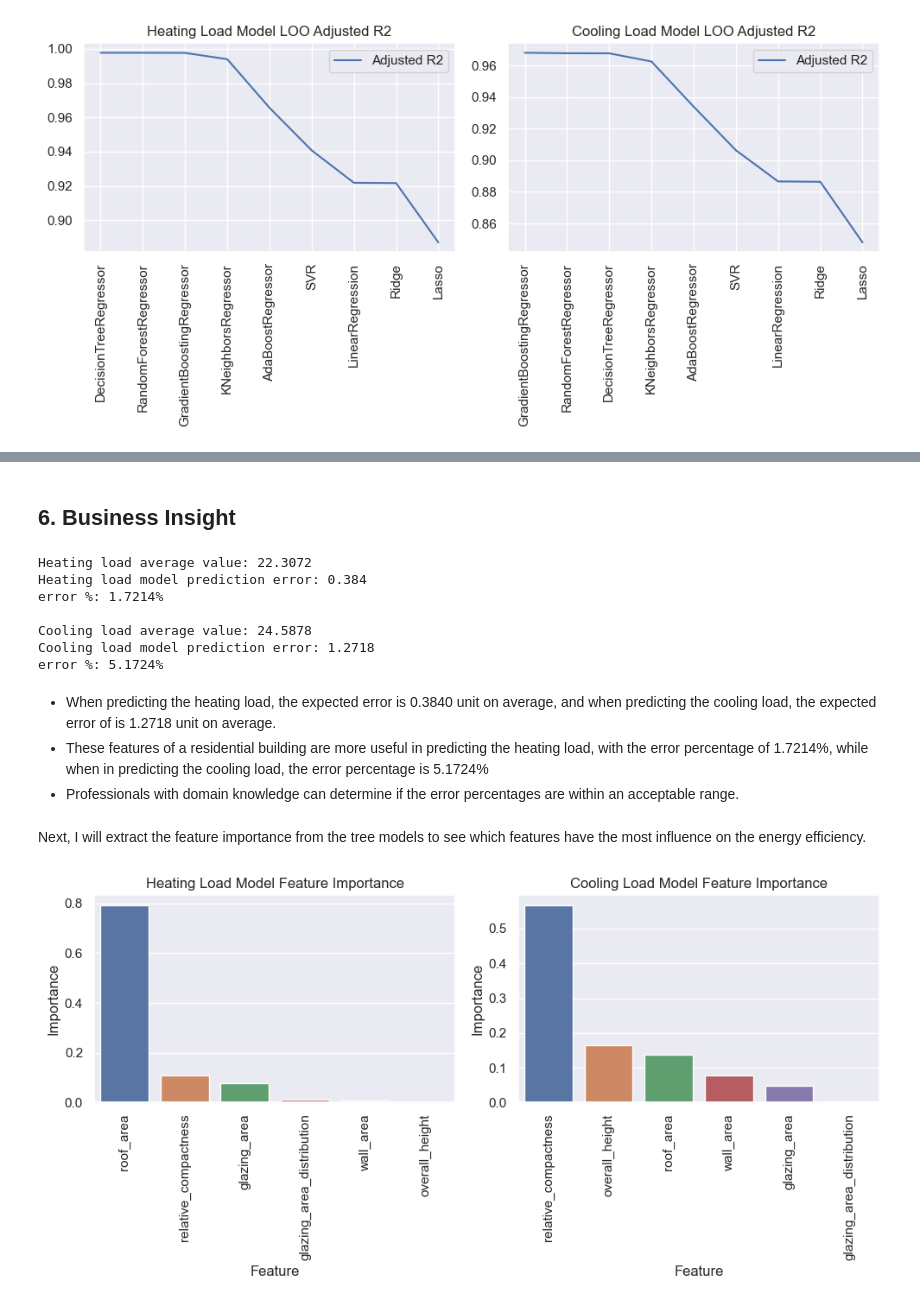
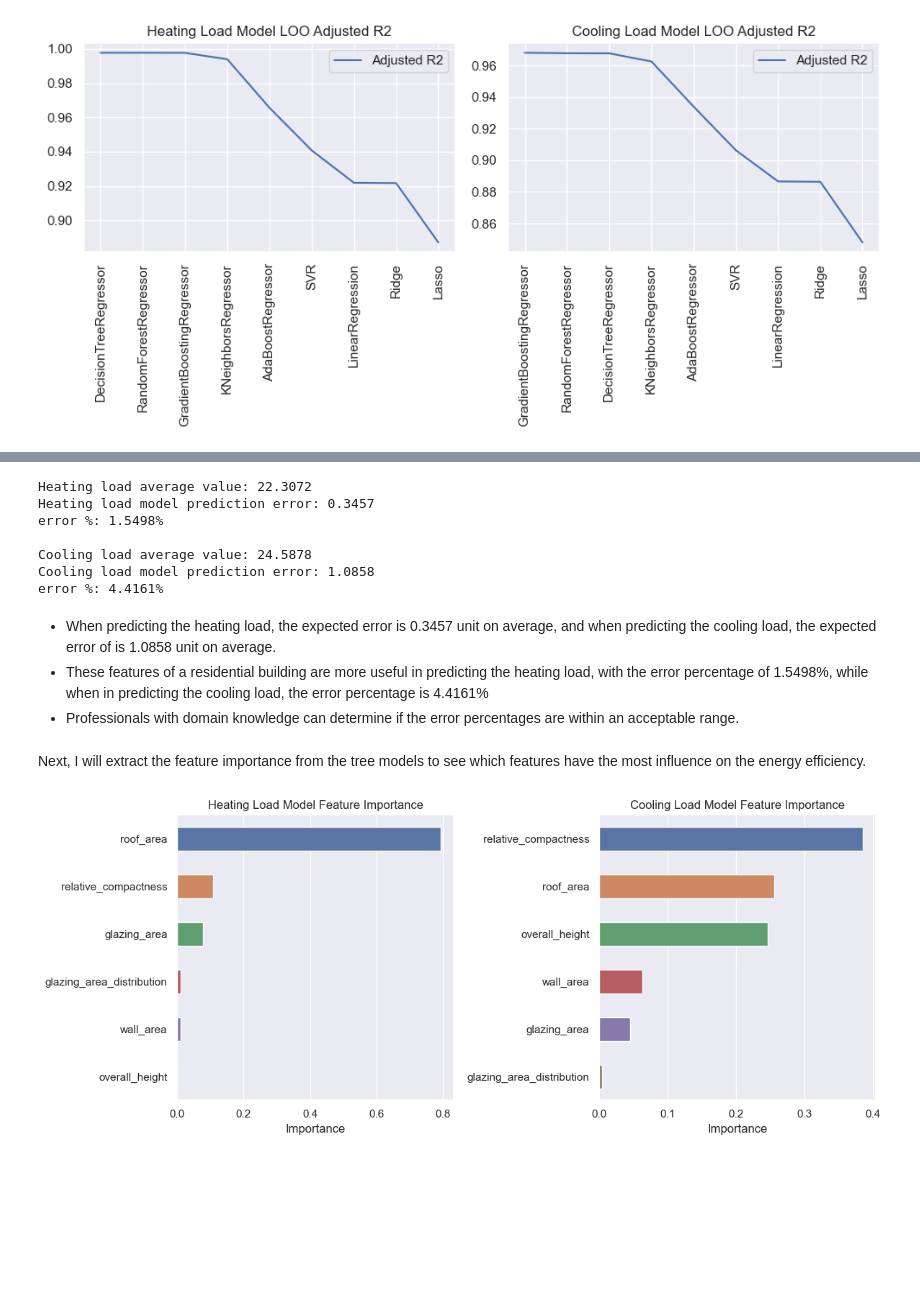
Before and after one commit to JielingChen/building_energy_efficiency_prediction, a Jupyter notebook: Building Energy Efficiency Prediction.ipynb, the cells around one changed output, grey strips where cells are left out. Drawn from its saved outputs; the diff is of its cells as text; code cells hidden in the pictures; blank space fills up the shorter version.

```diff
--- a/Building Energy Efficiency Prediction.ipynb
+++ b/Building Energy Efficiency Prediction.ipynb
@@ -605,31 +489,29 @@ Cooling load model test results:
-# %% [markdown]
-## 6. Business Insight
 # %%
 print(f'Heating load average value: {np.mean(y1).round(4)}')
-print(f'Heating load model prediction error: {df_heating_test.iloc[0, -1].round(4)}')
-print(f'error %: {(df_heating_test.iloc[0, -1]/np.mean(y1)*100).round(4)}%')
+print(f'Heating load model prediction error: {df_loo_heating.iloc[0, -1].round(4)}')
+print(f'error %: {(df_loo_heating.iloc[0, -1]/np.mean(y1)*100).round(4)}%')
 print(' ')
 print(f'Cooling load average value: {np.mean(y2).round(4)}')
-print(f'Cooling load model prediction error: {df_cooling_test.iloc[0, -1].round(4)}')
-print(f'error %: {(df_cooling_test.iloc[0, -1]/np.mean(y2)*100).round(4)}%')
+print(f'Cooling load model prediction error: {df_loo_cooling.iloc[0, -1].round(4)}')
+print(f'error %: {(df_loo_cooling.iloc[0, -1]/np.mean(y2)*100).round(4)}%')
 # %% [output]
 Heating load average value: 22.3072
-Heating load model prediction error: 0.384
-error %: 1.7214%
+Heating load model prediction error: 0.3457
+error %: 1.5498%
 
 Cooling load average value: 24.5878
-Cooling load model prediction error: 1.2718
-error %: 5.1724%
+Cooling load model prediction error: 1.0858
+error %: 4.4161%
 # %% [markdown]
-* When predicting the heating load, the expected error is 0.3840 unit on average, and when predicting the cooling load, the expected error of is 1.2718 unit on average.
-* These features of a residential building are more useful in predicting the heating load, with the error percentage of 1.7214%, while when in predicting the cooling load, the error percentage is 5.1724%
+* When predicting the heating load, the expected error is 0.3457 unit on average, and when predicting the cooling load, the expected error of is 1.0858 unit on average.
+* These features of a residential building are more useful in predicting the heating load, with the error percentage of 1.5498%, while when in predicting the cooling load, the error percentage is 4.4161%
 * Professionals with domain knowledge can determine if the error percentages are within an acceptable range.
 # %% [markdown]
 Next, I will extract the feature importance from the tree models to see which features have the most influence on the energy efficiency.
 # %%
 # fit the models using the whole dataset
-dt_heating = DecisionTreeRegressor(random_state=seed).fit(X, y1)
-rf_cooling = RandomForestRegressor(random_state=seed).fit(X, y2)
+dt_heating = DecisionTreeRegressor(random_state=seed).fit(X_scaled, y1)
+rf_cooling = GradientBoostingRegressor(random_state=seed).fit(X_scaled, y2)
 
 # extract the feature importance
 heating_feature_importance = pd.DataFrame({'Feature': X.columns, 'Importance': dt_heating.feature_importances_})
@@ -640,19 +522,21 @@ heating_feature_importance = heating_feature_importance.sort_values(by='Importan
 cooling_feature_importance = cooling_feature_importance.sort_values(by='Importance', ascending=False).reset_index(drop=True)
 # %%
 # plot the feature importance
-fig, ax = plt.subplots(1, 2, figsize=(10, 5))
+fig, ax = plt.subplots(1, 2, figsize=(12, 5))
 
-sns.barplot(data=heating_feature_importance, x='Feature', y='Importance', ax=ax[0])
-ax[0].set_xticklabels(labels=heating_feature_importance['Feature'], rotation=90)
+sns.barplot(data=heating_feature_importance, x='Importance', y='Feature', ax=ax[0], width=0.5)
+ax[0].set_yticklabels(labels=heating_feature_importance['Feature'])
 ax[0].set_title('Heating Load Model Feature Importance')
+ax[0].set_ylabel('')
 
-sns.barplot(data=cooling_feature_importance, x='Feature', y='Importance', ax=ax[1])
-ax[1].set_xticklabels(labels=cooling_feature_importance['Feature'], rotation=90)
+sns.barplot(data=cooling_feature_importance, x='Importance', y='Feature', ax=ax[1], width=0.5)
+ax[1].set_yticklabels(labels=cooling_feature_importance['Feature'])
 ax[1].set_title('Cooling Load Model Feature Importance')
+ax[1].set_ylabel('')
 
 plt.tight_layout()
 plt.show()
 # %% [output]
-[figure, old version]
+[figure, new version]
 # %% [markdown]
 * For the heating load of a residential building, roof area is the most influential factor.
```
Also changed, not shown: parts of 22 cells of this notebook.
